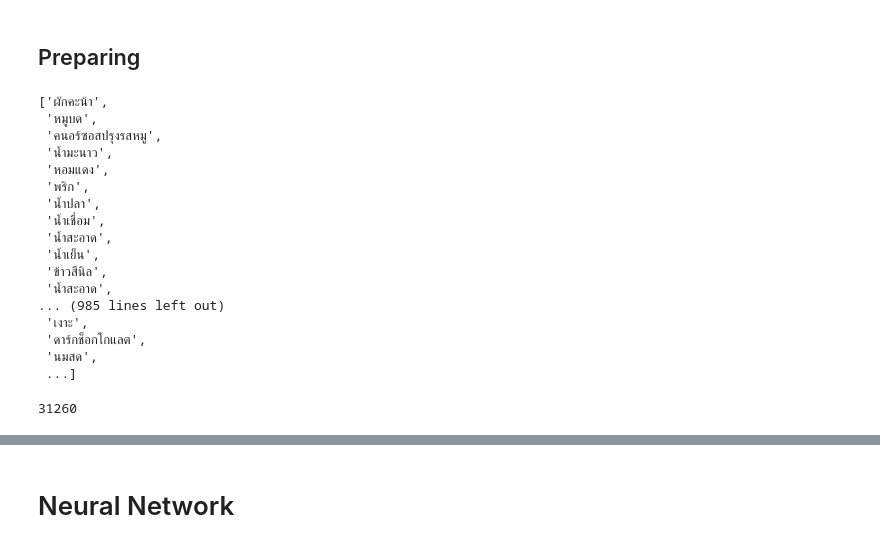
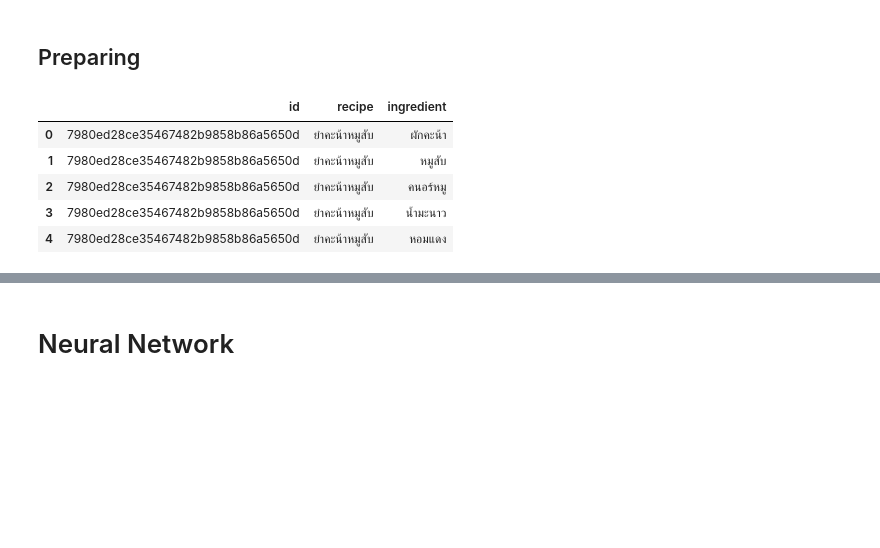
Before and after one commit to requiem202/wongnet, a Jupyter notebook: wongnet.ipynb, the cells around one changed output, grey strips where cells are left out. Saved outputs shown, nothing was run; the diff lists cells and outputs as text; code cells hidden in the pictures; blank space fills up the shorter version.

```diff
--- a/wongnet.ipynb
+++ b/wongnet.ipynb
@@ -35,4 +35,5 @@ def to_dataframe(file_list):
     return df
 # %%
 my_df = to_dataframe(extract_json(data_dir))
-my_df.set_index('id')
+# my_df.set_index('id')
+# my_df
@@ -120,0 +79,38 @@ len(unique_ingredients)
+# %%
+def clean_ingre(x: str):
+    x = x.strip('*').\
+        strip('+').\
+        strip('-').\
+        strip('~').\
+        strip(':').\
+        strip('.').\
+        strip('1.').\
+        strip('2.').\
+        strip('3.').\
+        strip('4.').\
+        strip('5.').\
+        strip('6.').\
+        strip('7.').\
+        strip('8.').\
+        strip('9.').\
+        strip('10.').\
+        strip(' ')
+    if x == '###วัตถุดิบซอส###' or\
+       x == '###วัตถุดิบสำหรับซุป###':
+        return ''
+    if x.startswith('A) ') or\
+        x.startswith('B) ') or\
+        x.startswith('C) ') or\
+        x.startswith('D) ') or\
+        x.startswith('E) ') or\
+        x.startswith('A. ') or\
+        x.startswith('B. '):
+        return ''
+    if 'กระดาษ' in x.lower():
+        return ''
+    if 'ส่วนผสม' in x.lower():
+        return ''
+
+    x = x.replace('\u200d','')
+    x = x.replace('\u200b','')
+    return x
@@ -149,0 +516,9 @@ NameError: name 'chunked_list' is not defined
+# %%
+df_ingredient.head()
+# %% [output]
+|  | id | recipe | ingredient |
+| 0 | 7980ed28ce35467482b9858b86a5650d | ยำคะน้าหมูสับ | ผักคะน้า |
+| 1 | 7980ed28ce35467482b9858b86a5650d | ยำคะน้าหมูสับ | หมูสับ |
+| 2 | 7980ed28ce35467482b9858b86a5650d | ยำคะน้าหมูสับ | คนอร์หมู |
+| 3 | 7980ed28ce35467482b9858b86a5650d | ยำคะน้าหมูสับ | น้ำมะนาว |
+| 4 | 7980ed28ce35467482b9858b86a5650d | ยำคะน้าหมูสับ | หอมแดง |
@@ -150,25 +542,3 @@ NameError: name 'chunked_list' is not defined
 # %%
-clean_ingredients = [y.strip() for x in ingredients for y in x]
-clean_ingredients
+# clean_ingredients = [y.strip() for x in ingredients for y in x]
+# clean_ingredients
-# %% [output]
-['ผักคะน้า',
- 'หมูบด',
- 'คนอร์ซอสปรุงรสหมู',
- 'น้ำมะนาว',
- 'หอมแดง',
- 'พริก',
- 'น้ำปลา',
- 'น้ำเชื่อม',
- 'น้ำสะอาด',
- 'น้ำเย็น',
- 'ข้าวสีนิล',
- 'น้ำสะอาด',
-... (985 lines left out)
- 'เงาะ',
- 'ดาร์กช็อกโกแลต',
- 'นมสด',
- ...]
-# %%
-len(clean_ingredients)
-# %% [output]
-31260
```
Also changed, not shown: parts of 33 cells of this notebook.
